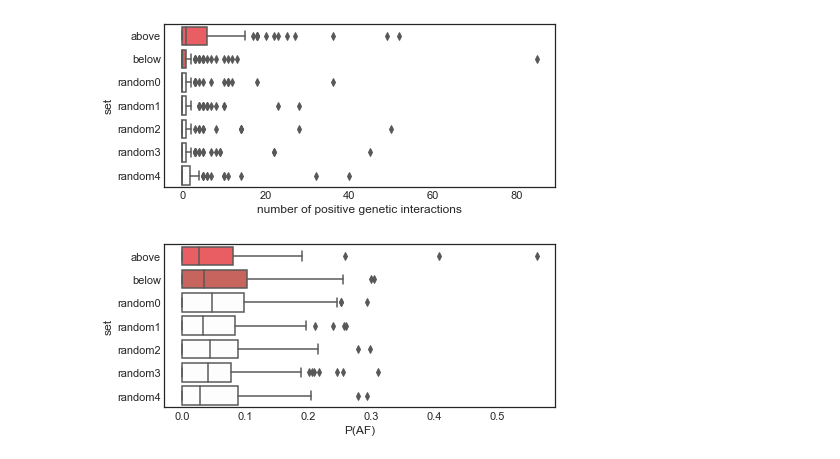
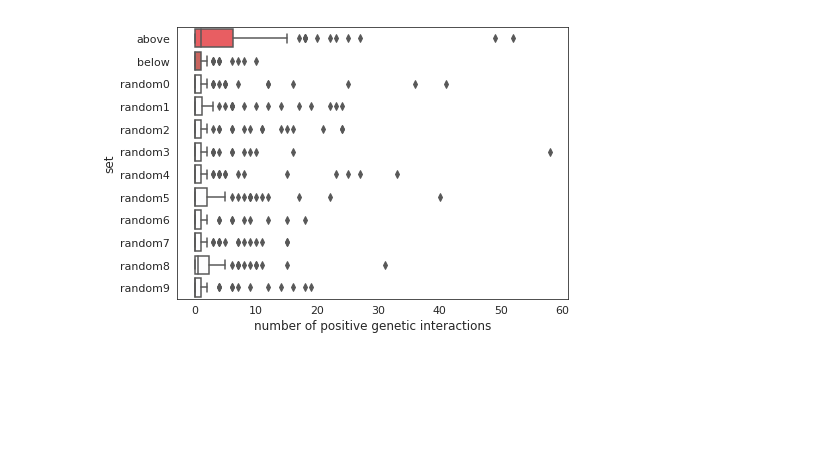
Before and after one commit to mgalardini/2018koyeast, a Jupyter notebook: notebooks/deviations.ipynb, the cells around one changed output. Cells and saved outputs as stored; diff of their text form; code cells hidden in the pictures; blank space fills up the shorter version.

```diff
--- a/notebooks/deviations.ipynb
+++ b/notebooks/deviations.ipynb
@@ -434,7 +632,7 @@ for g in v[v >= t].index:
 for g in v[v < t].sample(v[v >= t].shape[0]).index:
     res.append(('below', it.get(g, 0)))
 igenes = sorted(gn.keys())
-for i in range(5):
+for i in range(10):
     random.shuffle(igenes)
     for g in igenes[:v[v >= t].shape[0]]:
         res.append(('random%d' % i, it.get(g, 0)))
@@ -459,7 +657,7 @@ for g in v[v >= t].index:
 for g in v[v < t].sample(v[v >= t].shape[0]).index:
     res.append(('below', bc.get(g, 0)))
 igenes = sorted(gn.keys())
-for i in range(5):
+for i in range(10):
     random.shuffle(igenes)
     for g in igenes[:v[v >= t].shape[0]]:
         res.append(('random%d' % i, bc.get(g, 0)))
@@ -486,7 +684,7 @@ for g in v[v >= t].index:
 for g in v[v < t].sample(v[v >= t].shape[0]).index:
     res.append(('below', git.get(g, 0)))
 igenes = sorted(gn.keys())
-for i in range(5):
+for i in range(10):
     random.shuffle(igenes)
     for g in igenes[:v[v >= t].shape[0]]:
         res.append(('random%d' % i, git.get(g, 0)))
@@ -512,22 +710,22 @@ for g in v[v >= t].index:
 for g in v[v < t].sample(v[v >= t].shape[0]).index:
     res.append(('below', pit.get(g, 0)))
 igenes = sorted(gn.keys())
-for i in range(5):
+for i in range(10):
     random.shuffle(igenes)
     for g in igenes[:v[v >= t].shape[0]]:
         res.append(('random%d' % i, pit.get(g, 0)))
 r = pd.DataFrame(res,
                  columns=['set', 'interactions'])
 # %%
-plt.figure(figsize=(7, 3))
+plt.figure(figsize=(7, 5))
 
 sns.boxplot(data=r,
             x='interactions',
             y='set',
             palette=[sns.xkcd_rgb['light red'],
                      sns.xkcd_rgb['pale red']] +
-                    [sns.xkcd_rgb['pale grey']] * 5)
+                    [sns.xkcd_rgb['pale grey']] * 10)
 plt.xlabel('number of positive genetic interactions');
 # %% [output]
-[figure, old version]
+[figure, new version]
 # %%
@@ -549,15 +747,13 @@ r = pd.DataFrame(res,
 # %%
-plt.figure(figsize=(7, 3))
+# plt.figure(figsize=(7, 3))
 
-sns.boxplot(data=r,
-            x='P(AF)',
-            y='set',
-            palette=[sns.xkcd_rgb['light red'],
-                     sns.xkcd_rgb['pale red']] +
-                    [sns.xkcd_rgb['pale grey']] * 5)
-plt.xlabel('P(AF)');
+# sns.boxplot(data=r,
+#             x='P(AF)',
+#             y='set',
+#             palette=[sns.xkcd_rgb['light red'],
+#                      sns.xkcd_rgb['pale red']] +
+#                     [sns.xkcd_rgb['pale grey']] * 5)
+# plt.xlabel('P(AF)');
-# %% [output]
-[figure, removed]
 # %%
 # enrichment in negative interactions
 enr = []
```
Also changed, not shown: parts of 29 cells of this notebook, 1 other file.
